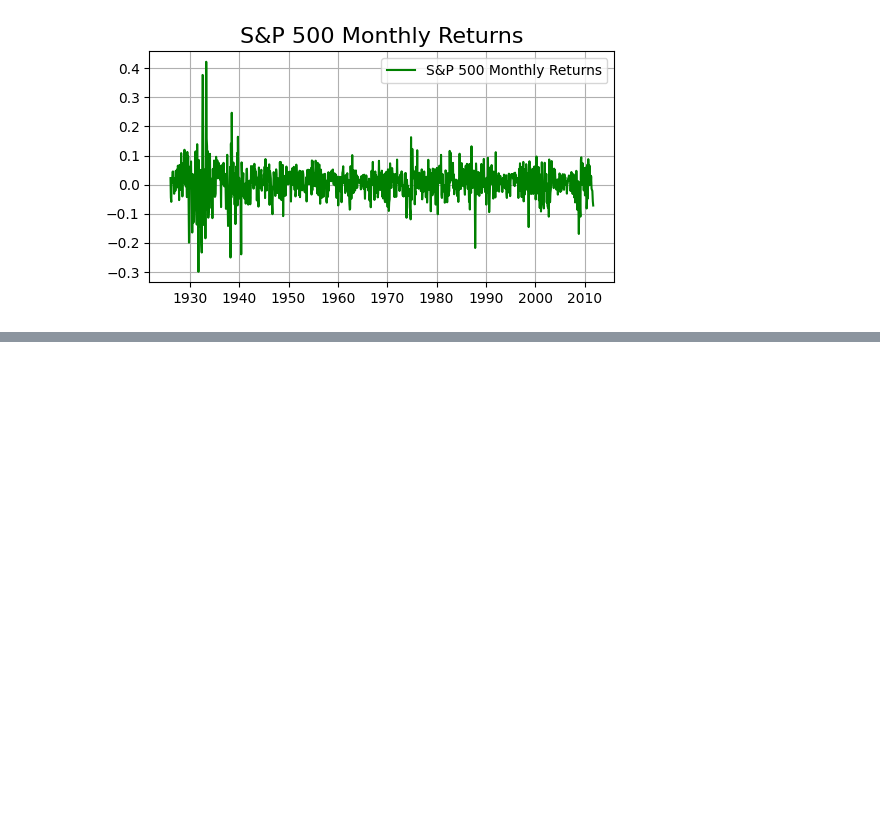
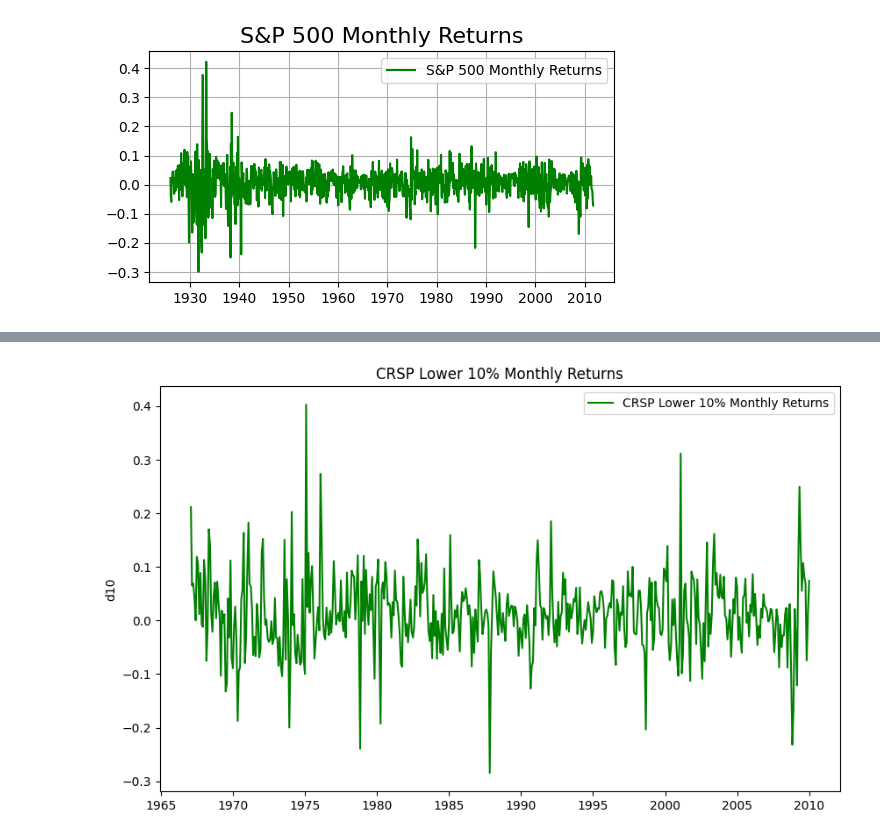
Before and after one commit to 3000ye/TimeSeriesAnalysis, a Jupyter notebook: Ch2/_sample.ipynb, the cells around one changed output, grey strips where cells are left out. Drawn from its saved outputs; the diff is of its cells as text; code cells hidden in the pictures; blank space fills up the shorter version.

```diff
--- a/Ch2/_sample.ipynb
+++ b/Ch2/_sample.ipynb
@@ -123,0 +147,17 @@ plt.show()
+# %%
+import pandas as pd
+import matplotlib.pyplot as plt
+import numpy as np
+
+raw_data = []
+with open("../ftsdata/m-dec12910.txt", "r", encoding="utf-8") as file:
+    for line in file.readlines():
+        line = line.strip("\n").strip(" ").replace("\t", " ").split(" ")
+        line = list(filter(lambda x: x != "", line))
+        raw_data.append(line)
+data = pd.DataFrame(raw_data[1:], columns=raw_data[0])
+
+data["date"] = pd.to_datetime(data["date"], format="%Y%m%d")
+data.set_index("date", inplace=True)
+data = data.apply(pd.to_numeric)
+data.head()
@@ -123,0 +172,9 @@ plt.show()
+# %%
+plt.figure(figsize=(8, 4))
+plt.plot(data["dec10"], label='CRSP Lower 10% Monthly Returns', color="green")
+plt.title('CRSP Lower 10% Monthly Returns')
+plt.ylabel('d10')
+plt.legend()
+plt.show()
+# %% [output]
+[figure, added]
```
Also changed, not shown: parts of 6 cells of this notebook, 10 other files.
